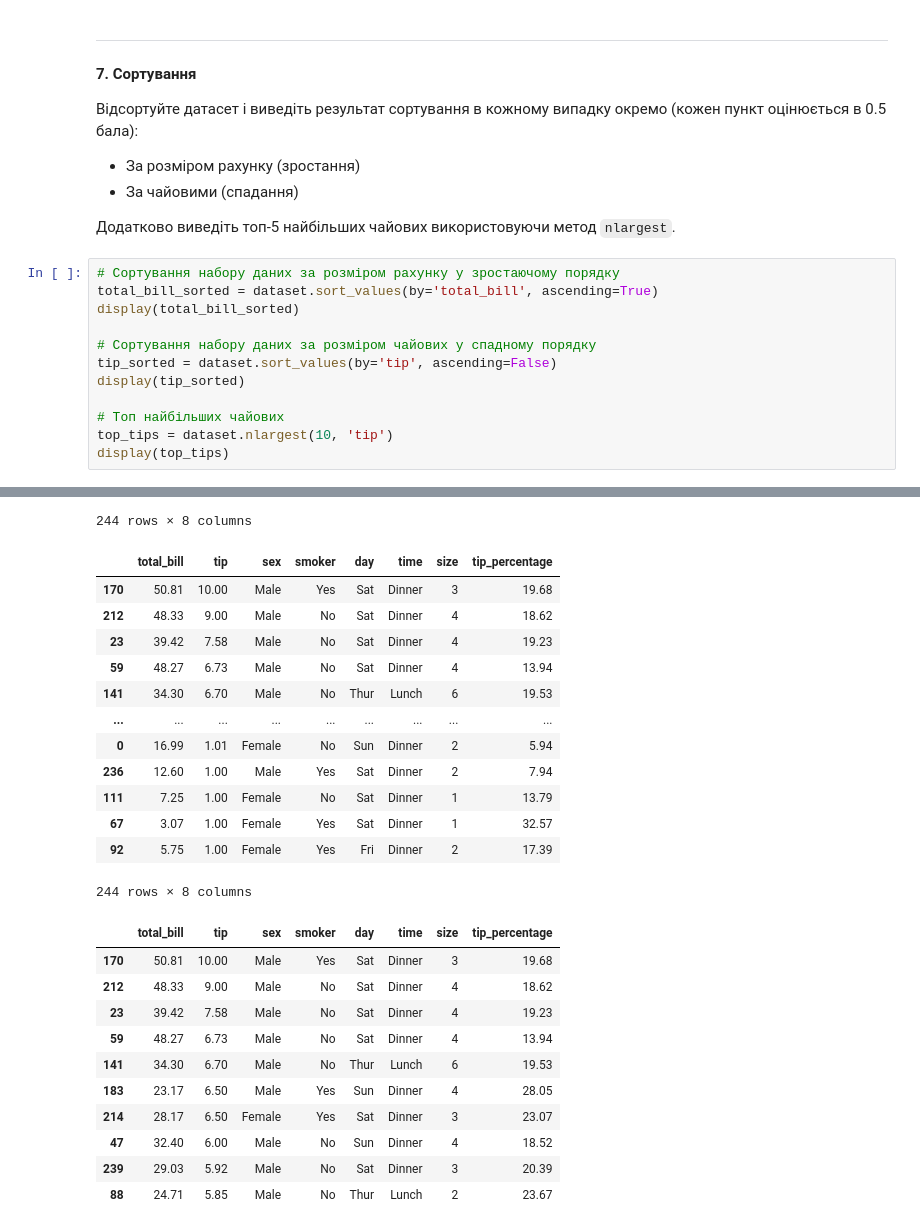
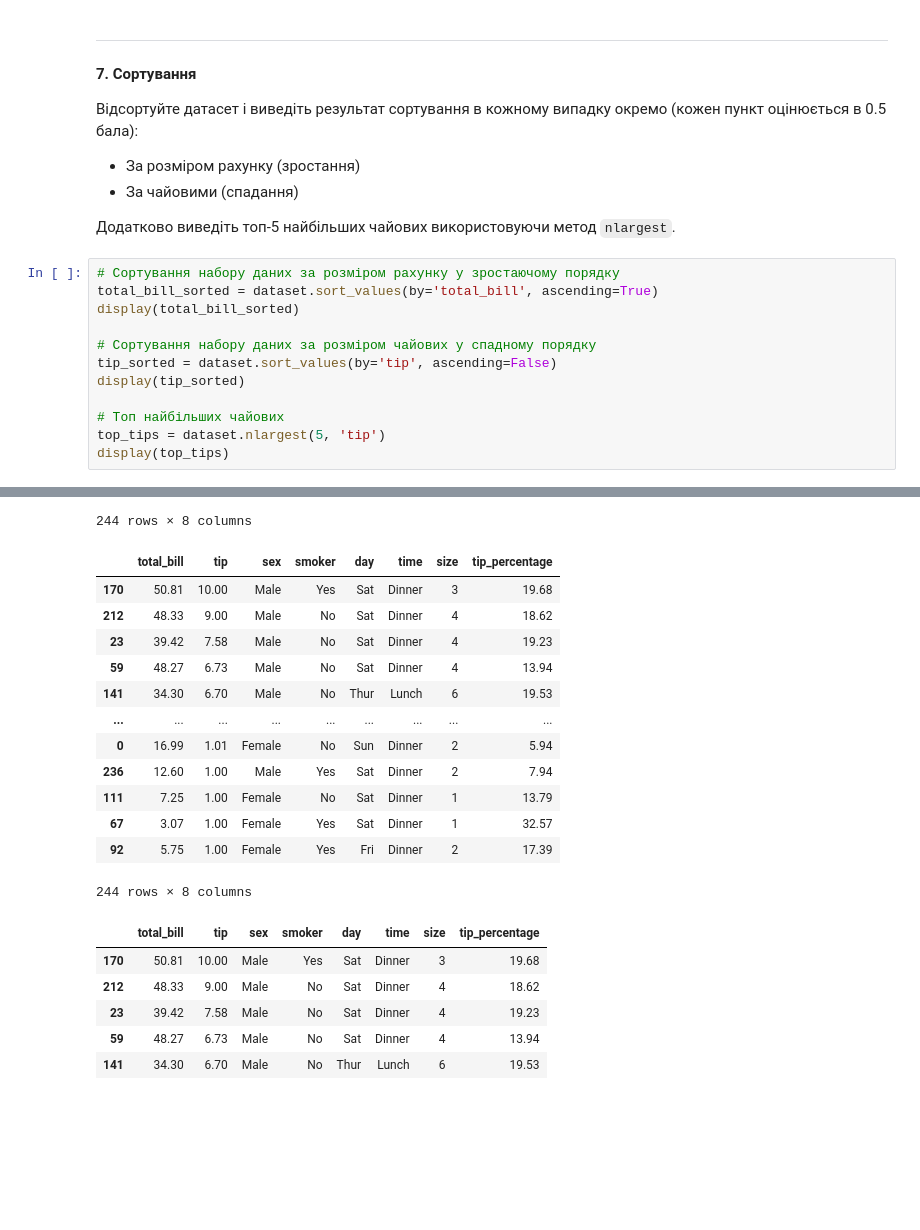
Before and after one commit to serDavydko/data-science, a Jupyter notebook: HW8_Pandas.ipynb, the cells around one changed output, grey strips where cells are left out. Drawn from its saved outputs; the diff is of its cells as text; blank space fills up the shorter version.

```diff
--- a/HW8_Pandas.ipynb
+++ b/HW8_Pandas.ipynb
@@ -300,7 +300,7 @@ tip_sorted = dataset.sort_values(by='tip', ascending=False)
 display(tip_sorted)
 
 # Топ найбільших чайових
-top_tips = dataset.nlargest(10, 'tip')
+top_tips = dataset.nlargest(5, 'tip')
 display(top_tips)
 # %% [output]
 |  | total_bill | tip | sex | smoker | day | time | size | tip_percentage |
@@ -308,35 +308,30 @@ display(top_tips)
 | 92 | 5.75 | 1.00 | Female | Yes | Fri | Dinner | 2 | 17.39 |
 | 111 | 7.25 | 1.00 | Female | No | Sat | Dinner | 1 | 13.79 |
 | 172 | 7.25 | 5.15 | Male | Yes | Sun | Dinner | 2 | 71.03 |
 | 149 | 7.51 | 2.00 | Male | No | Thur | Lunch | 2 | 26.63 |
 | ... | ... | ... | ... | ... | ... | ... | ... | ... |
 | 182 | 45.35 | 3.50 | Male | Yes | Sun | Dinner | 3 | 7.72 |
 | 156 | 48.17 | 5.00 | Male | No | Sun | Dinner | 6 | 10.38 |
 | 59 | 48.27 | 6.73 | Male | No | Sat | Dinner | 4 | 13.94 |
 | 212 | 48.33 | 9.00 | Male | No | Sat | Dinner | 4 | 18.62 |
 | 170 | 50.81 | 10.00 | Male | Yes | Sat | Dinner | 3 | 19.68 |
 244 rows × 8 columns
 |  | total_bill | tip | sex | smoker | day | time | size | tip_percentage |
 | 170 | 50.81 | 10.00 | Male | Yes | Sat | Dinner | 3 | 19.68 |
 | 212 | 48.33 | 9.00 | Male | No | Sat | Dinner | 4 | 18.62 |
 | 23 | 39.42 | 7.58 | Male | No | Sat | Dinner | 4 | 19.23 |
 | 59 | 48.27 | 6.73 | Male | No | Sat | Dinner | 4 | 13.94 |
 | 141 | 34.30 | 6.70 | Male | No | Thur | Lunch | 6 | 19.53 |
 | ... | ... | ... | ... | ... | ... | ... | ... | ... |
 | 0 | 16.99 | 1.01 | Female | No | Sun | Dinner | 2 | 5.94 |
 | 236 | 12.60 | 1.00 | Male | Yes | Sat | Dinner | 2 | 7.94 |
 | 111 | 7.25 | 1.00 | Female | No | Sat | Dinner | 1 | 13.79 |
 | 67 | 3.07 | 1.00 | Female | Yes | Sat | Dinner | 1 | 32.57 |
 | 92 | 5.75 | 1.00 | Female | Yes | Fri | Dinner | 2 | 17.39 |
 244 rows × 8 columns
 |  | total_bill | tip | sex | smoker | day | time | size | tip_percentage |
 | 170 | 50.81 | 10.00 | Male | Yes | Sat | Dinner | 3 | 19.68 |
 | 212 | 48.33 | 9.00 | Male | No | Sat | Dinner | 4 | 18.62 |
 | 23 | 39.42 | 7.58 | Male | No | Sat | Dinner | 4 | 19.23 |
 | 59 | 48.27 | 6.73 | Male | No | Sat | Dinner | 4 | 13.94 |
 | 141 | 34.30 | 6.70 | Male | No | Thur | Lunch | 6 | 19.53 |
-| 183 | 23.17 | 6.50 | Male | Yes | Sun | Dinner | 4 | 28.05 |
-| 214 | 28.17 | 6.50 | Female | Yes | Sat | Dinner | 3 | 23.07 |
-| 47 | 32.40 | 6.00 | Male | No | Sun | Dinner | 4 | 18.52 |
-| 239 | 29.03 | 5.92 | Male | No | Sat | Dinner | 3 | 20.39 |
-| 88 | 24.71 | 5.85 | Male | No | Thur | Lunch | 2 | 23.67 |
```
